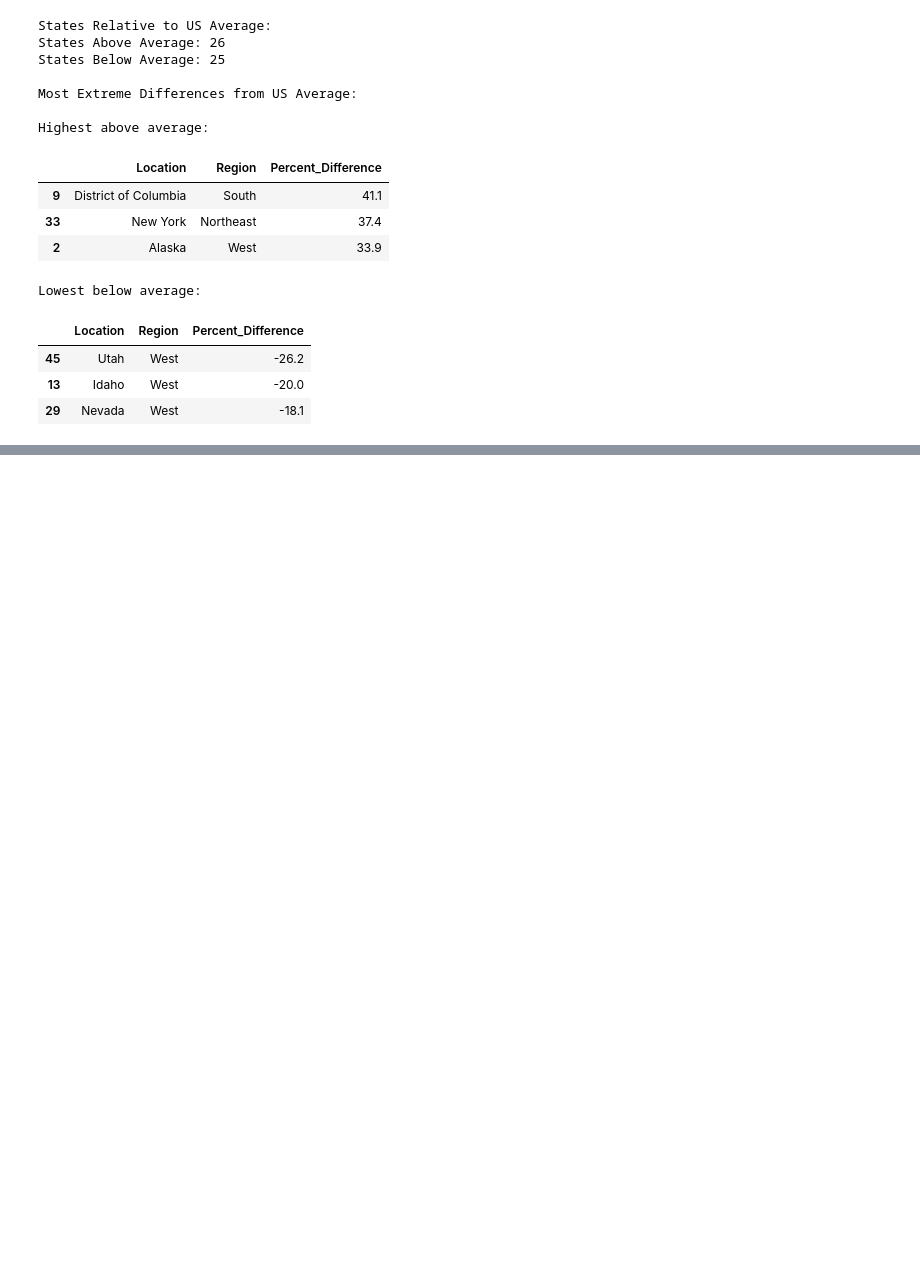
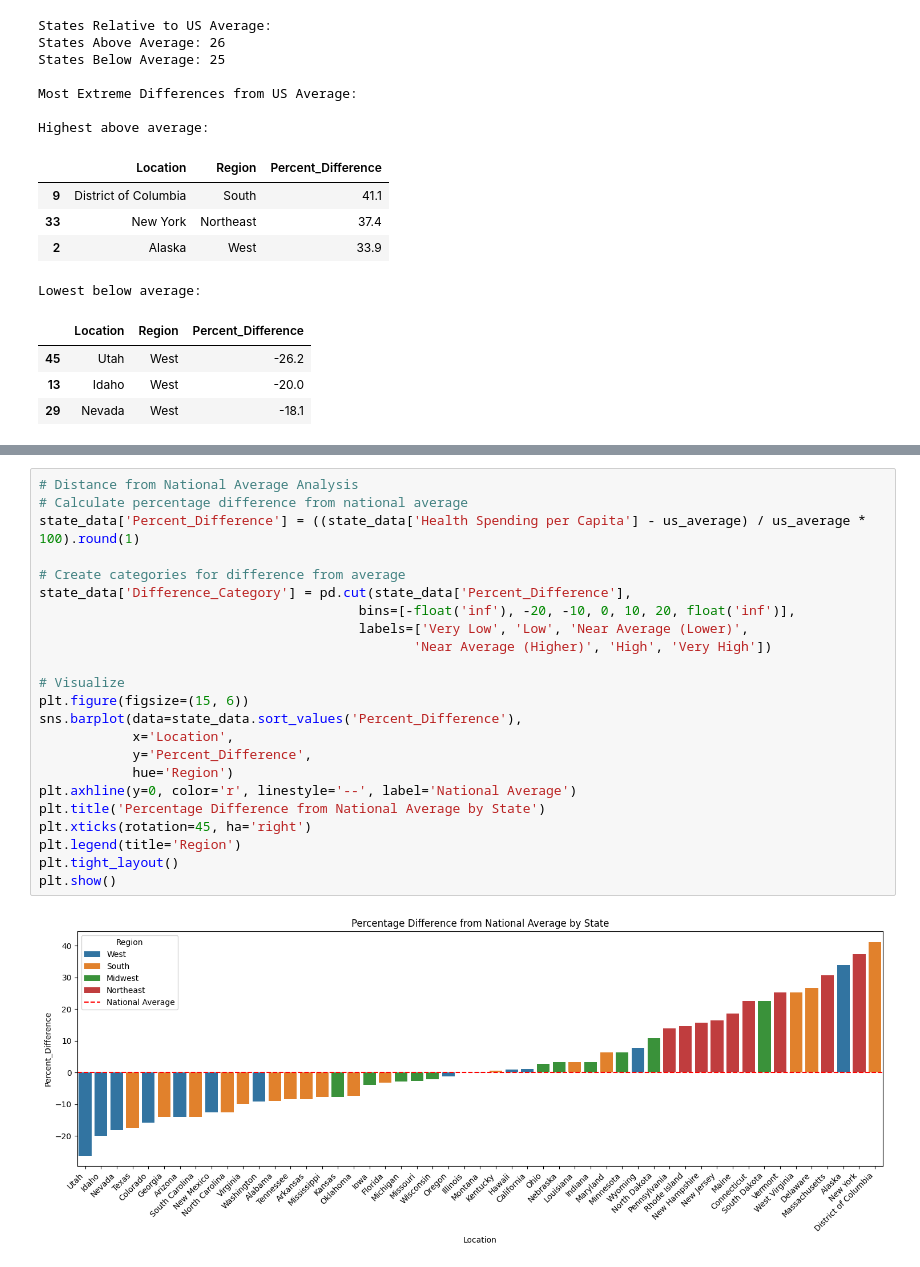
Before and after one commit to tunderscoreyler9/us-healthcare-cost-analysis, a Jupyter notebook: notebooks/02_exploratory_analysis.ipynb, the cells around one changed output, grey strips where cells are left out. Cells and saved outputs as stored; diff of their text form; blank space fills up the shorter version.

Commit message:
Working on exploratory analysis notebook

```diff
--- a/notebooks/02_exploratory_analysis.ipynb
+++ b/notebooks/02_exploratory_analysis.ipynb
@@ -253,0 +286,25 @@ Lowest below average:
+# %%
+# Distance from National Average Analysis
+# Calculate percentage difference from national average
+state_data['Percent_Difference'] = ((state_data['Health Spending per Capita'] - us_average) / us_average * 100).round(1)
+
+# Create categories for difference from average
+state_data['Difference_Category'] = pd.cut(state_data['Percent_Difference'],
+                                         bins=[-float('inf'), -20, -10, 0, 10, 20, float('inf')],
+                                         labels=['Very Low', 'Low', 'Near Average (Lower)',
+                                                'Near Average (Higher)', 'High', 'Very High'])
+
+# Visualize
+plt.figure(figsize=(15, 6))
+sns.barplot(data=state_data.sort_values('Percent_Difference'),
+            x='Location',
+            y='Percent_Difference',
+            hue='Region')
+plt.axhline(y=0, color='r', linestyle='--', label='National Average')
+plt.title('Percentage Difference from National Average by State')
+plt.xticks(rotation=45, ha='right')
+plt.legend(title='Region')
+plt.tight_layout()
+plt.show()
+# %% [output]
+[figure, added]
```
Also changed, not shown: parts of 2 cells of this notebook.
